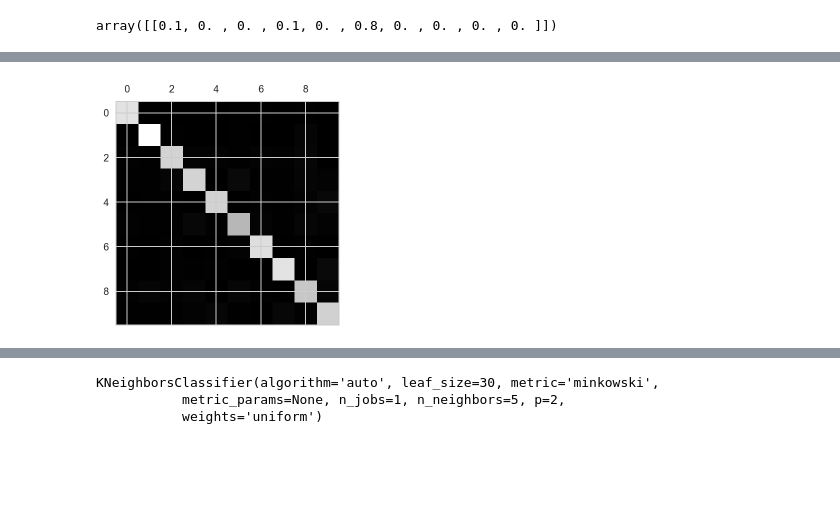
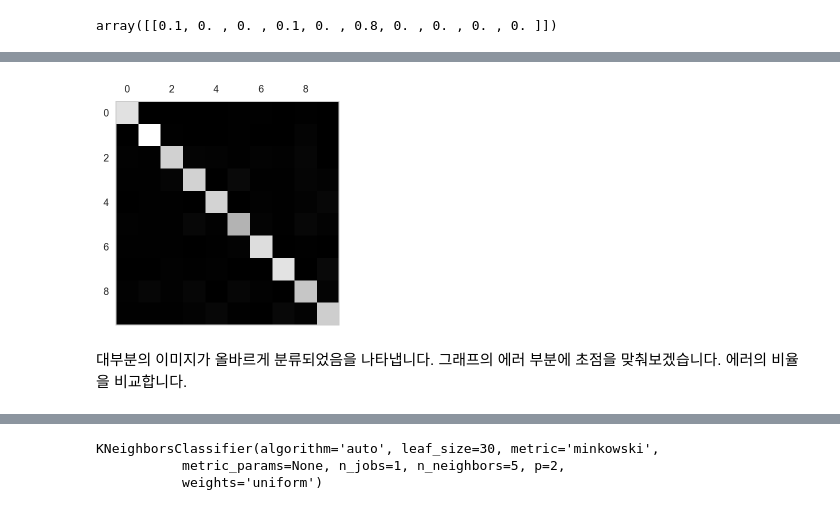
Before and after one commit to dooyeoung/hands_on_machine_learning, a Jupyter notebook: part3 분류.ipynb, the cells around one changed output, grey strips where cells are left out. Cells and saved outputs as stored; diff of their text form; code cells hidden in the pictures; blank space fills up the shorter version.

```diff
--- a/part3 분류.ipynb
+++ b/part3 분류.ipynb
@@ -457,7 +509,11 @@ array([[5738,    3,   20,   12,   10,   49,   40,    9,   40,    2],
 # %%
-plt.matshow(conf_mx, cmap=plt.cm.gray);
+plt.matshow(conf_mx, cmap=plt.cm.gray)
+plt.grid(False);
 # %% [output]
-[figure, old version]
+[figure, new version]
+# %% [markdown]
+대부분의 이미지가 올바르게 분류되었음을 나타냅니다.
+그래프의 에러 부분에 초점을 맞춰보겠습니다. 에러의 비율을 비교합니다.
 # %%
 row_sums = conf_mx.sum(axis=1, keepdims=True)
 norm_conf_mx = conf_mx / row_sums
```
Also changed, not shown: parts of 55 cells of this notebook.
